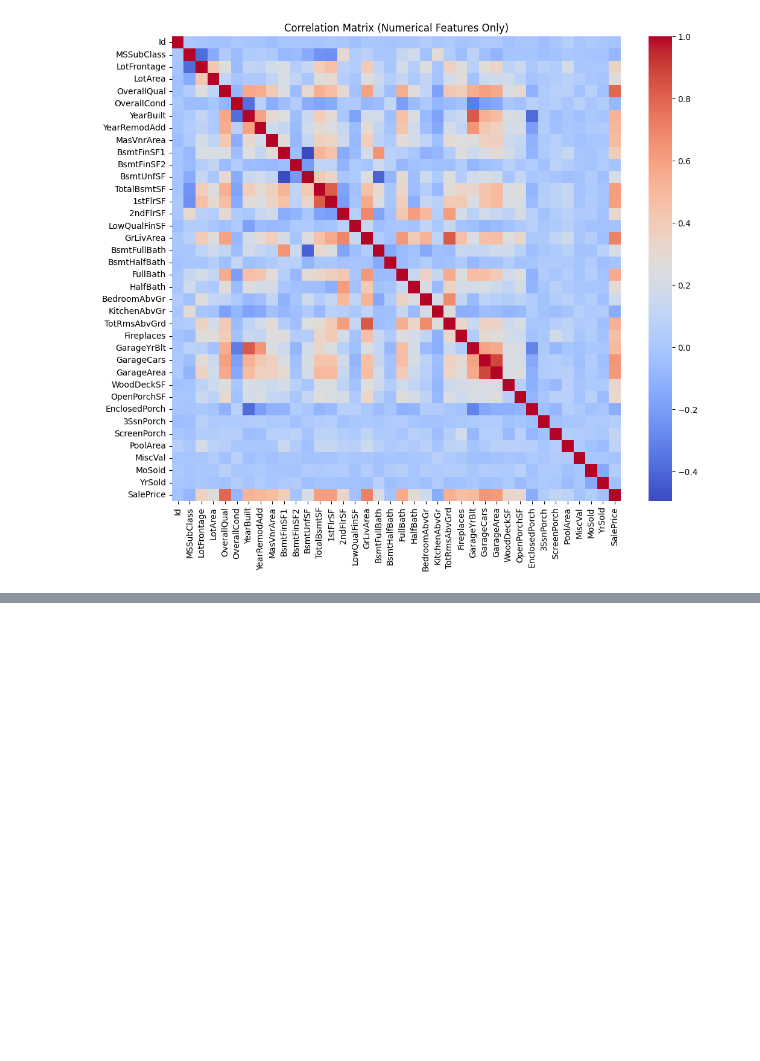
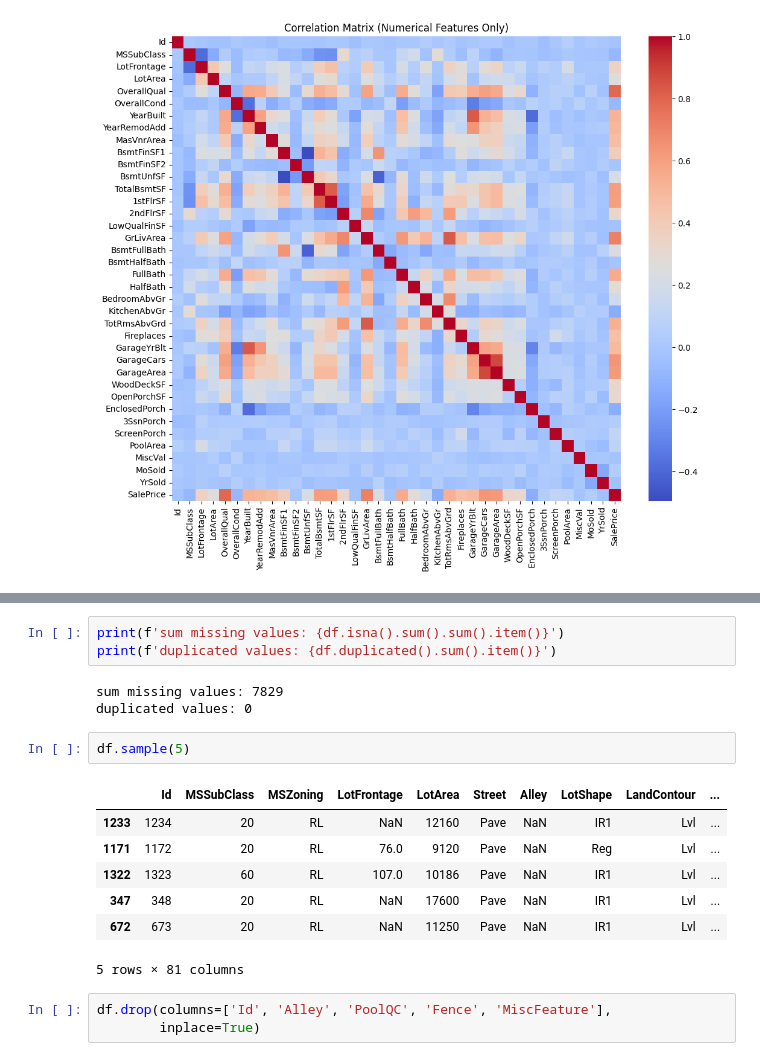
Before and after one commit to Estomihi100103/House-Prices-Kelompok-2, a Jupyter notebook: house_price.ipynb, the cells around one changed output, grey strips where cells are left out. Cells and saved outputs as stored; diff of their text form; blank space fills up the shorter version.

```diff
--- a/house_price.ipynb
+++ b/house_price.ipynb
@@ -238,0 +307,19 @@ plt.show()
+# %%
+print(f'sum missing values: {df.isna().sum().sum().item()}')
+print(f'duplicated values: {df.duplicated().sum().item()}')
+# %% [output]
+sum missing values: 7829
+duplicated values: 0
+# %%
+df.sample(5)
+# %% [output]
+|  | Id | MSSubClass | MSZoning | LotFrontage | LotArea | Street | Alley | LotShape | LandContour | ... |
+| 1233 | 1234 | 20 | RL | NaN | 12160 | Pave | NaN | IR1 | Lvl | ... |
+| 1171 | 1172 | 20 | RL | 76.0 | 9120 | Pave | NaN | Reg | Lvl | ... |
+| 1322 | 1323 | 60 | RL | 107.0 | 10186 | Pave | NaN | IR1 | Lvl | ... |
+| 347 | 348 | 20 | RL | NaN | 17600 | Pave | NaN | IR1 | Lvl | ... |
+| 672 | 673 | 20 | RL | NaN | 11250 | Pave | NaN | IR1 | Lvl | ... |
+5 rows × 81 columns
+# %%
+df.drop(columns=['Id', 'Alley', 'PoolQC', 'Fence', 'MiscFeature'],
+        inplace=True)
```
Also changed, not shown: parts of 9 cells of this notebook.
